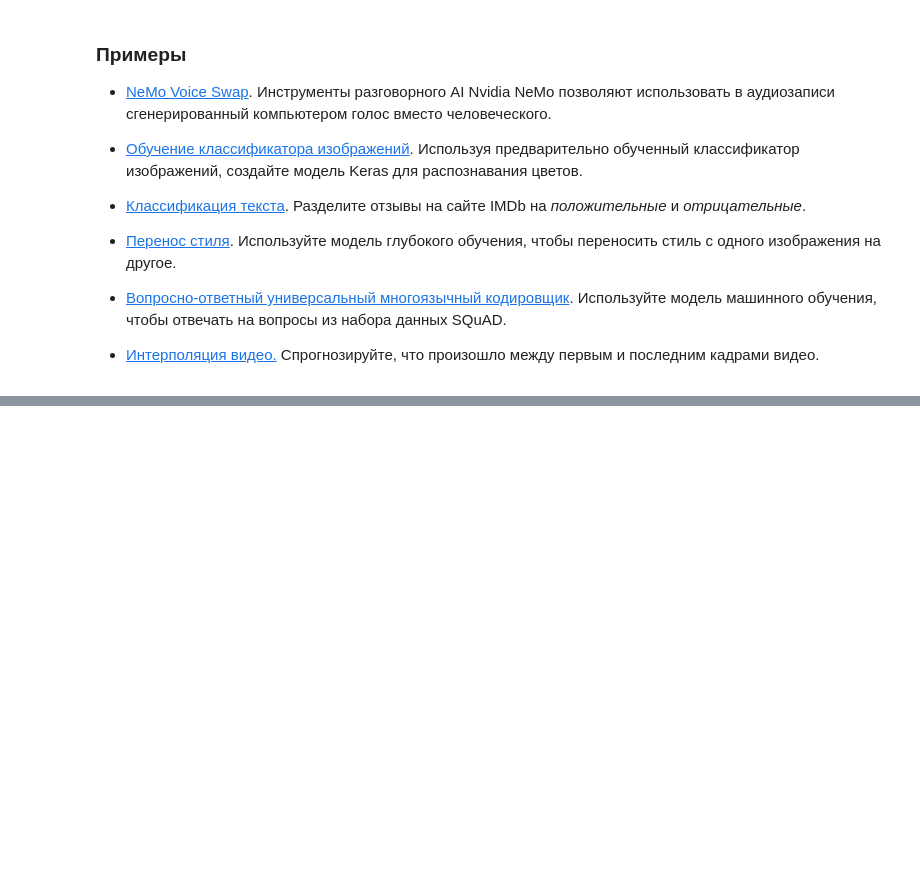
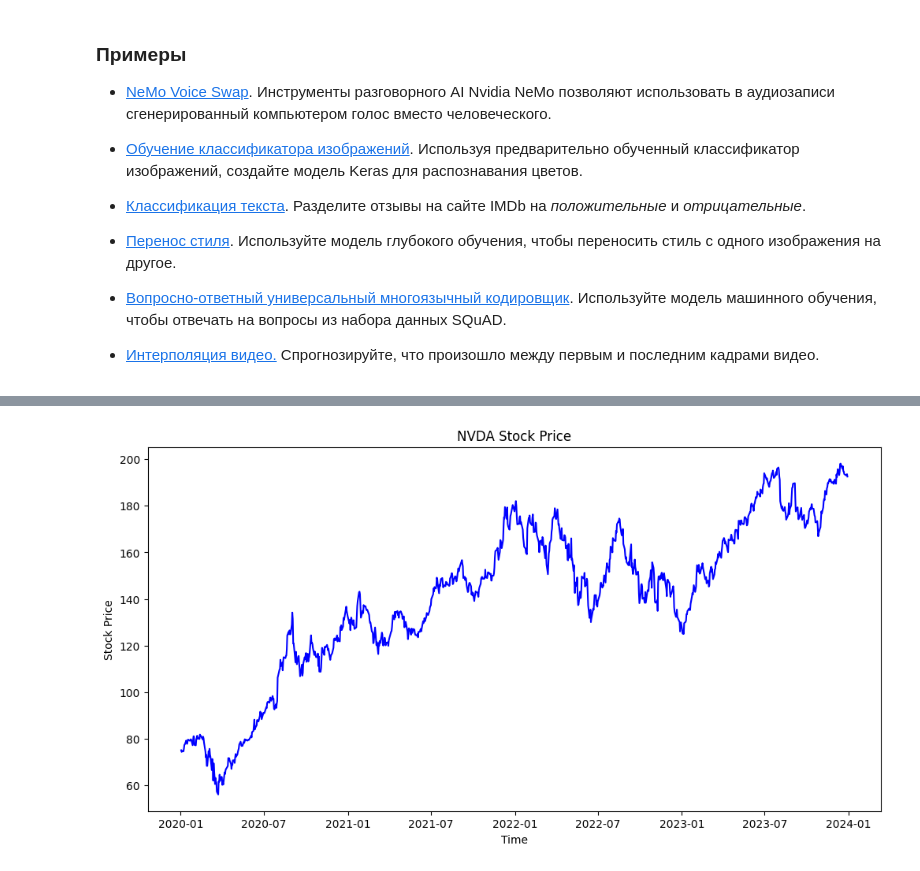
Before and after one commit to Aigulka1979/My_repos, a Jupyter notebook: Добро_пожаловать_в_Colaboratory!.ipynb, the cells around one changed output, grey strips where cells are left out. Saved outputs shown, nothing was run; the diff lists cells and outputs as text; code cells hidden in the pictures; blank space fills up the shorter version.

```diff
--- a/Добро_пожаловать_в_Colaboratory!.ipynb
+++ b/Добро_пожаловать_в_Colaboratory!.ipynb
@@ -504,0 +173,6 @@ print(df.fillna(df.mean(numeric_only=True)))
+# %%
+import yfinance as yf
+tick= ['AAPL']
+
+nvda= yf.download(tick, start="2020-1-1", end= "2024-1-1")
+nvda
@@ -504,0 +284,9 @@ print(df.fillna(df.mean(numeric_only=True)))
+# %%
+plt.figure(figsize=(12,6))
+plt.plot(nvda["Close"],color="blue");
+plt.ylabel("Stock Price")
+plt.title("NVDA Stock Price")
+plt.xlabel("Time")
+plt.show()
+# %% [output]
+[figure, added]
```
Also changed, not shown: parts of 38 cells of this notebook.
